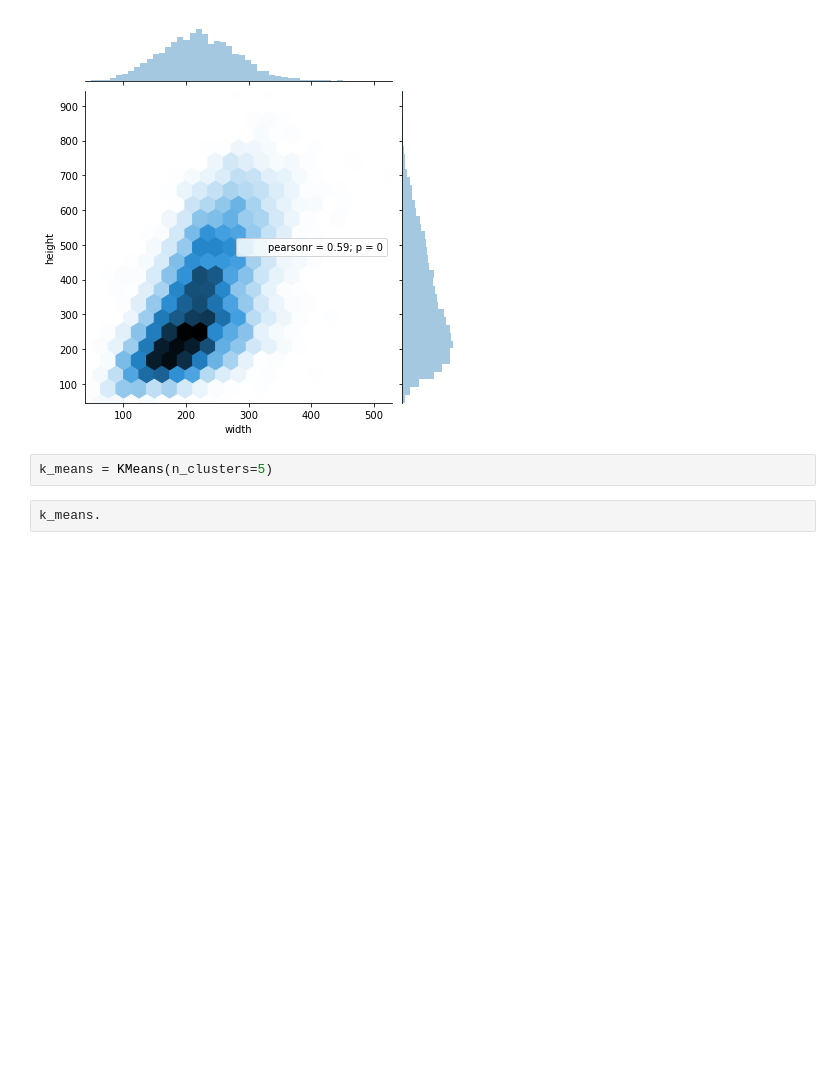
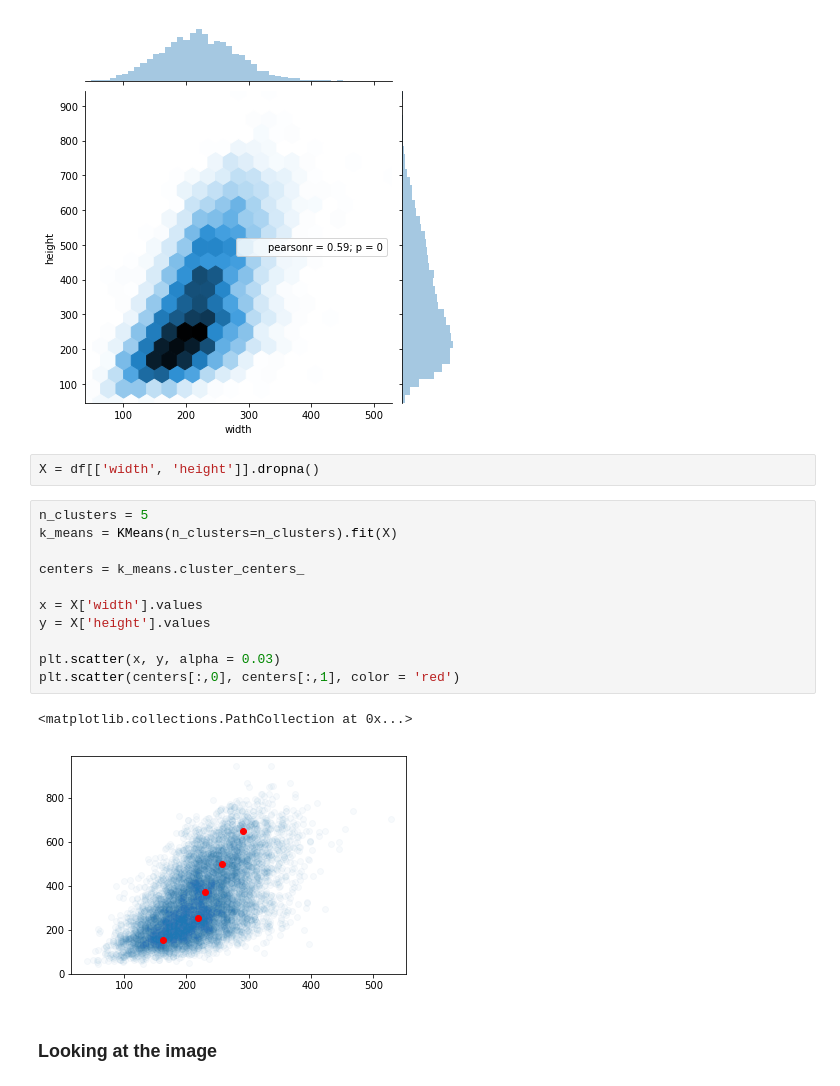
Before and after one commit to antoinev17/RSNA-Pneumonia-Detection-Challenge, a Jupyter notebook: notebooks/EDA on bounding box.ipynb, the cells around one changed output. Cells and saved outputs as stored; diff of their text form; blank space fills up the shorter version.

```diff
--- a/notebooks/EDA on bounding box.ipynb
+++ b/notebooks/EDA on bounding box.ipynb
@@ -67,7 +67,21 @@ Name: patientId, dtype: int64
 sns.jointplot(x = 'width', y = 'height', data = df, kind = 'hex', gridsize = 20);
 # %% [output]
 [figure]
-# %%
-k_means = KMeans(n_clusters=5)
-# %%
-k_means.
+# %%
+X = df[['width', 'height']].dropna()
+# %%
+n_clusters = 5
+k_means = KMeans(n_clusters=n_clusters).fit(X)
+
+centers = k_means.cluster_centers_
+
+x = X['width'].values
+y = X['height'].values
+
+plt.scatter(x, y, alpha = 0.03)
+plt.scatter(centers[:,0], centers[:,1], color = 'red')
+# %% [output]
+<matplotlib.collections.PathCollection at 0x...>
+[figure, added]
+# %% [markdown]
+### Looking at the image
```
Also changed, not shown: parts of 6 cells of this notebook, 4 other files.
